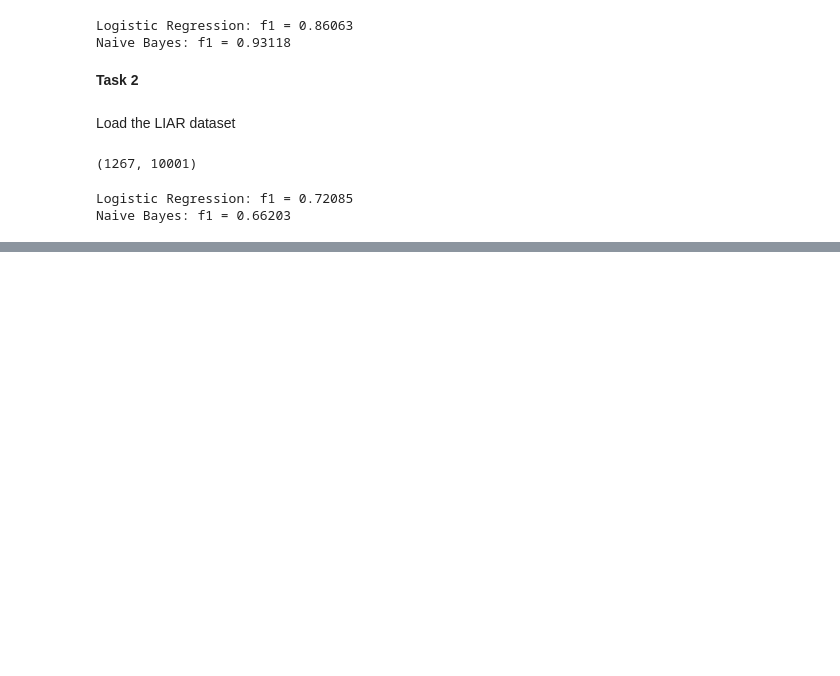
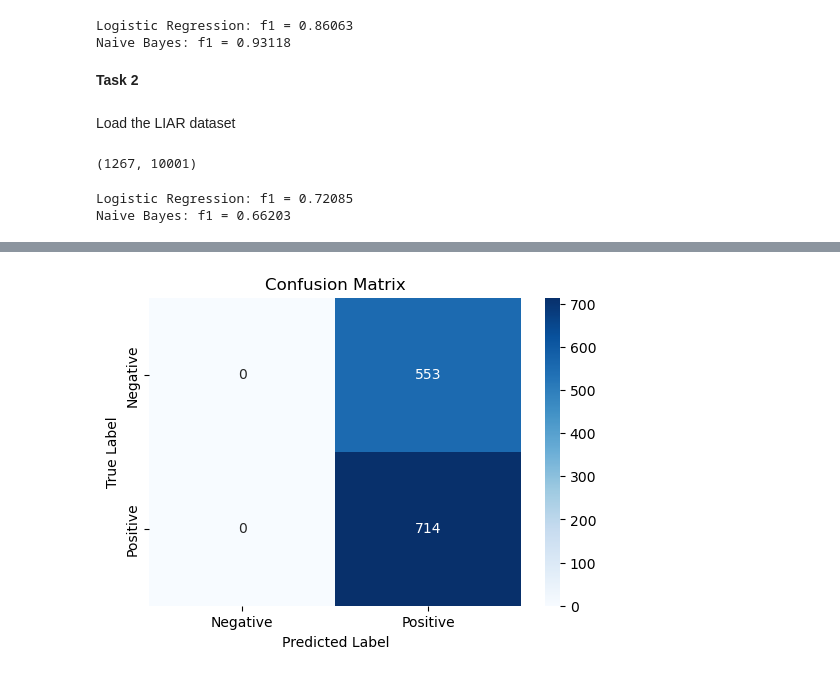
Before and after one commit to Orn-Steinar/GDS, a Jupyter notebook: model_evaluation.ipynb, the cells around one changed output, grey strips where cells are left out. Cells and saved outputs as stored; diff of their text form; code cells hidden in the pictures; blank space fills up the shorter version.

```diff
--- a/model_evaluation.ipynb
+++ b/model_evaluation.ipynb
@@ -61,0 +96,10 @@ Naive Bayes: f1 = 0.66203
+# %%
+#Display confusion matrix for LogReg LIAR
+plt.figure(figsize=(6,4))
+sns.heatmap(cm_LR_LIAR, annot=True, fmt="d", cmap="Blues", xticklabels=['Negative', 'Positive'], yticklabels=['Negative', 'Positive'])
+plt.xlabel('Predicted Label')
+plt.ylabel('True Label')
+plt.title('Confusion Matrix')
+plt.show()
+# %% [output]
+[figure, added]
```
Also changed, not shown: parts of 6 cells of this notebook.
